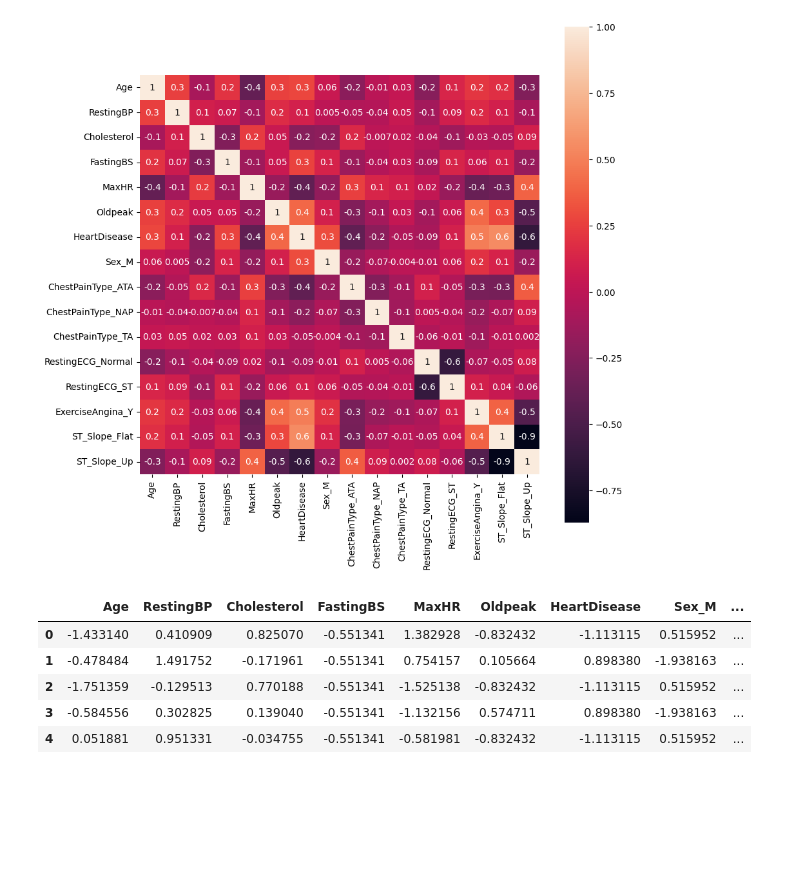
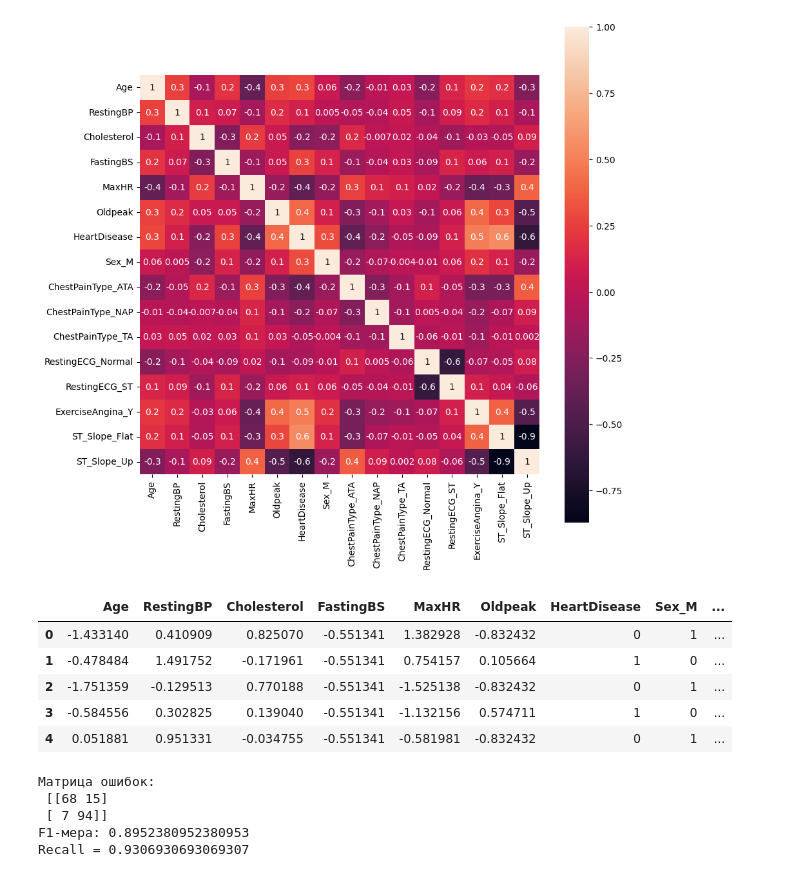
Before and after one commit to Sazuppy/kaggle, a Jupyter notebook: Heart Failure Prediction Dataset.ipynb, the cells around one changed output. Saved outputs shown, nothing was run; the diff lists cells and outputs as text; code cells hidden in the pictures; blank space fills up the shorter version.

```diff
--- a/Heart Failure Prediction Dataset.ipynb
+++ b/Heart Failure Prediction Dataset.ipynb
@@ -145,15 +150,16 @@ plt.show()
 # %% [output]
 [figure]
 # %%
+numeric = ['Age', 'RestingBP', 'Cholesterol', 'FastingBS', 'MaxHR', 'Oldpeak']
 scaler = StandardScaler()
-scaler.fit(heart[heart.columns])
-heart[heart.columns] = scaler.transform(heart[heart.columns])
+scaler.fit(heart[numeric])
+heart[numeric] = scaler.transform(heart[numeric])
 heart.head()
 # %% [output]
 |  | Age | RestingBP | Cholesterol | FastingBS | MaxHR | Oldpeak | HeartDisease | Sex_M | ... |
-| 0 | -1.433140 | 0.410909 | 0.825070 | -0.551341 | 1.382928 | -0.832432 | -1.113115 | 0.515952 | ... |
-| 1 | -0.478484 | 1.491752 | -0.171961 | -0.551341 | 0.754157 | 0.105664 | 0.898380 | -1.938163 | ... |
-| 2 | -1.751359 | -0.129513 | 0.770188 | -0.551341 | -1.525138 | -0.832432 | -1.113115 | 0.515952 | ... |
-| 3 | -0.584556 | 0.302825 | 0.139040 | -0.551341 | -1.132156 | 0.574711 | 0.898380 | -1.938163 | ... |
-| 4 | 0.051881 | 0.951331 | -0.034755 | -0.551341 | -0.581981 | -0.832432 | -1.113115 | 0.515952 | ... |
+| 0 | -1.433140 | 0.410909 | 0.825070 | -0.551341 | 1.382928 | -0.832432 | 0 | 1 | ... |
+| 1 | -0.478484 | 1.491752 | -0.171961 | -0.551341 | 0.754157 | 0.105664 | 1 | 0 | ... |
+| 2 | -1.751359 | -0.129513 | 0.770188 | -0.551341 | -1.525138 | -0.832432 | 0 | 1 | ... |
+| 3 | -0.584556 | 0.302825 | 0.139040 | -0.551341 | -1.132156 | 0.574711 | 1 | 0 | ... |
+| 4 | 0.051881 | 0.951331 | -0.034755 | -0.551341 | -0.581981 | -0.832432 | 0 | 1 | ... |
 # %%
@@ -161,0 +177,14 @@ df_valid, df_test = train_test_split(df_valid, test_size=0.5, random_state=123)
+# %%
+model_lr = LogisticRegression(random_state=123, solver='liblinear')
+model_lr.fit(feature_train, target_train)
+predicted_lr = model_lr.predict(feature_valid)
+f1_lr = f1_score(target_valid, predicted_lr)
+print('Матрица ошибок:\n', confusion_matrix(target_valid, predicted_lr))
+print('F1-мера:', f1_lr)
+print("Recall =", recall_score(target_valid, predicted_lr))
+# %% [output]
+Матрица ошибок:
+ [[68 15]
+ [ 7 94]]
+F1-мера: 0.8952380952380953
+Recall = 0.9306930693069307
```
Also changed, not shown: parts of 10 cells of this notebook.
